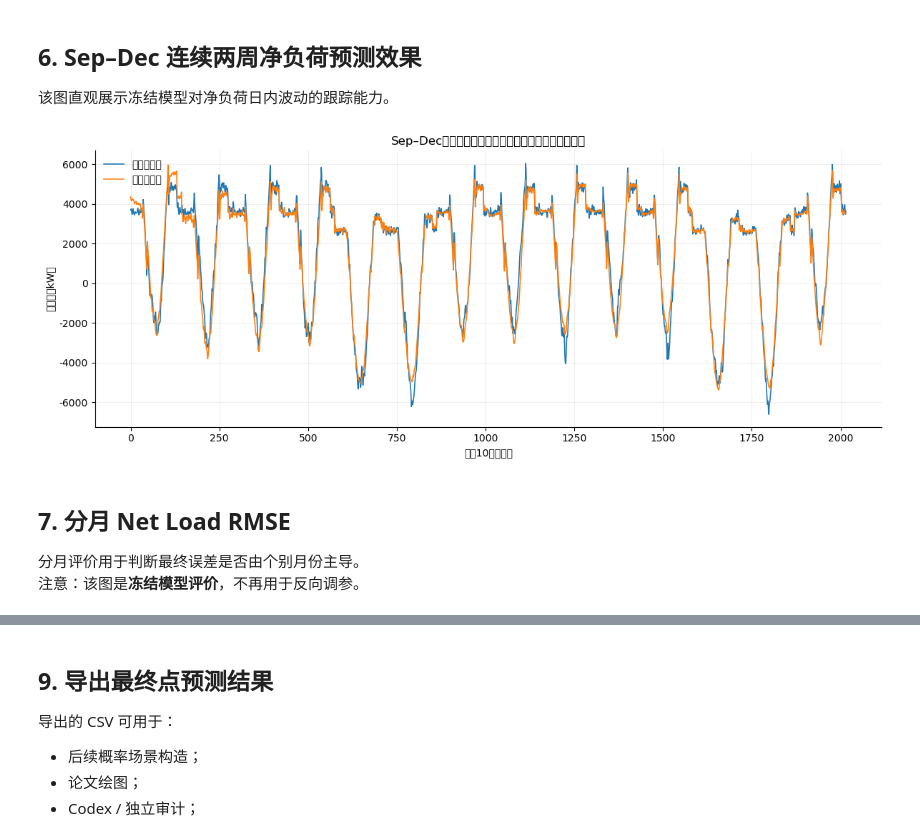
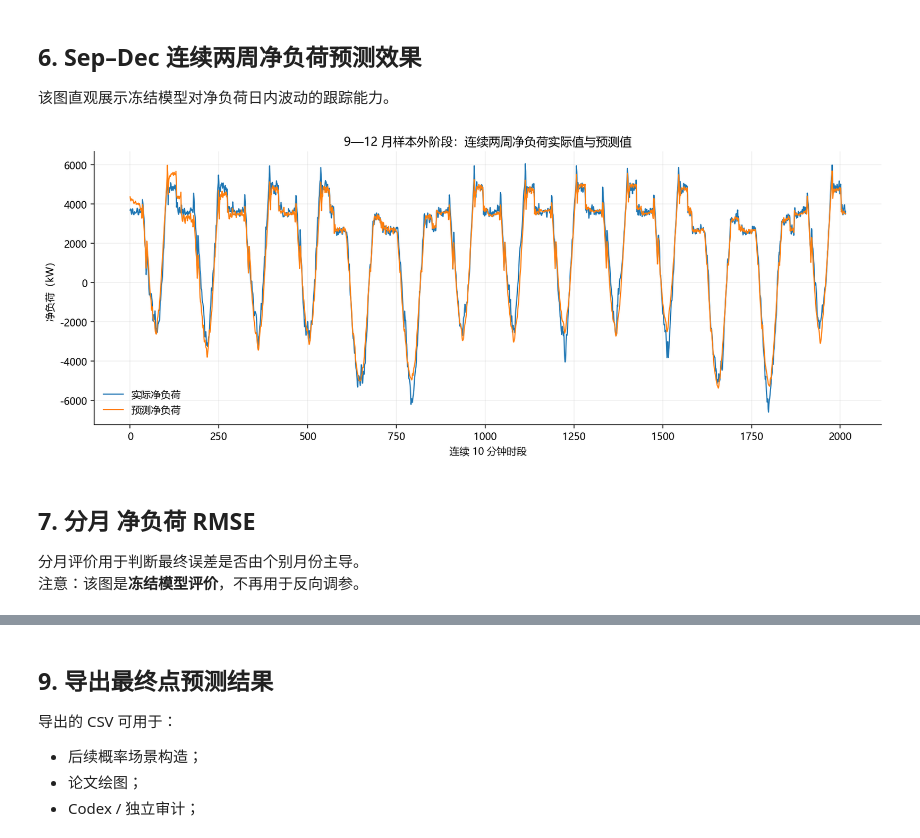
Before and after one commit to yyuwei66-sketch/CUMCM_2026, a Jupyter notebook: q2/02_日曲线PCA岭回归预测.ipynb, the cells around one changed output, grey strips where cells are left out. Cells and saved outputs as stored; diff of their text form; code cells hidden in the pictures.

```diff
--- a/q2/02_日曲线PCA岭回归预测.ipynb
+++ b/q2/02_日曲线PCA岭回归预测.ipynb
@@ -472,32 +551,49 @@ plt.show()
 # %%
 plot_start = pd.Timestamp("2025-09-01")
 plot_end = pd.Timestamp("2025-09-14")
 
 idx = np.where(
-    (DATES >= plot_start) & (DATES <= plot_end)
+    (DATES >= plot_start)
+    & (DATES <= plot_end)
 )[0]
 
 actual_net = (LOAD[idx] - PV[idx]).reshape(-1)
 pred_net = (PRED_LOAD[idx] - PRED_PV[idx]).reshape(-1)
 
 x = np.arange(len(actual_net))
 
 fig, ax = plt.subplots(figsize=(12, 4.8))
-ax.plot(x, actual_net, linewidth=1.15, label="实际净负荷")
-ax.plot(x, pred_net, linewidth=1.15, label="预测净负荷")
-ax.set_xlabel("连续10分钟时段")
+
+ax.plot(
+    x,
+    actual_net,
+    linewidth=1.15,
+    label="实际净负荷"
+)
+
+ax.plot(
+    x,
+    pred_net,
+    linewidth=1.15,
+    label="预测净负荷"
+)
+
+ax.set_xlabel("连续 10 分钟时段")
 ax.set_ylabel("净负荷（kW）")
-ax.set_title("Sep–Dec样本外阶段：连续两周净负荷实际值与预测值")
-ax.grid(alpha=.2)
-ax.legend(frameon=False)
+ax.set_title("9—12 月样本外阶段：连续两周净负荷实际值与预测值")
+
+ax.grid(alpha=0.20)
+ax.legend(frameon=False, fontsize=10)
+
 ax.spines["top"].set_visible(False)
 ax.spines["right"].set_visible(False)
+
 plt.tight_layout()
 plt.show()
 # %% [output]
-[figure, old version]
+[figure, new version]
 # %% [markdown]
-## 7. 分月 Net Load RMSE
+## 7. 分月 净负荷 RMSE
 
 分月评价用于判断最终误差是否由个别月份主导。
 注意：该图是**冻结模型评价**，不再用于反向调参。
```
Also changed, not shown: parts of 8 cells of this notebook, 20 other files.
